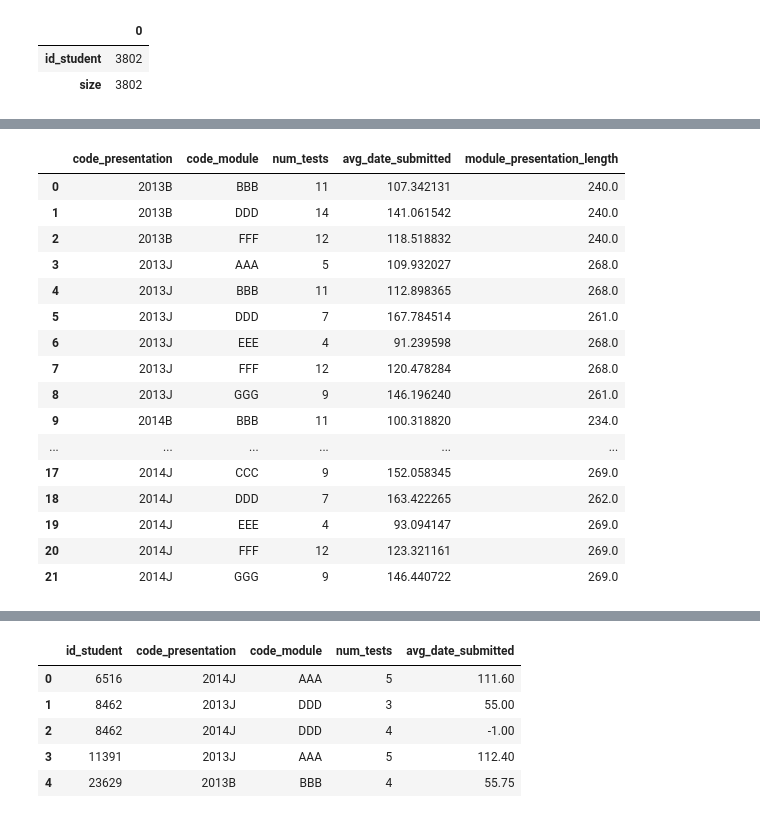
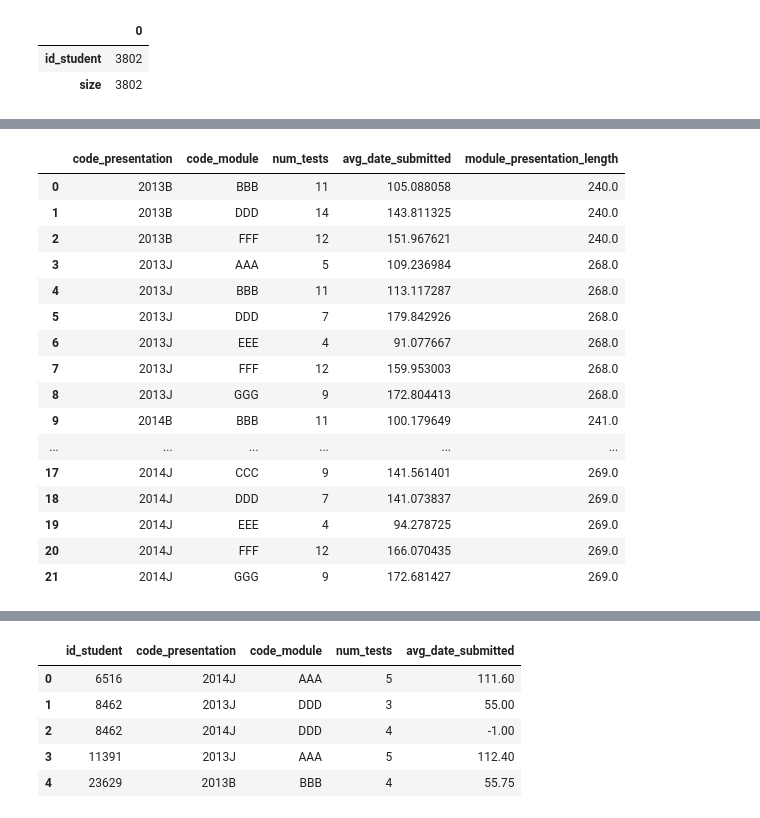
Before and after one commit to RiMGiR/EDA_Project, a Jupyter notebook: First_project.ipynb, the cells around one changed output, grey strips where cells are left out. Drawn from its saved outputs; the diff is of its cells as text; code cells hidden in the pictures.

Commit message:
Checked 3 and 4 part, make some notes about course

```diff
--- a/First_project.ipynb
+++ b/First_project.ipynb
@@ -256,7 +299,7 @@ for i, j, k in zip(modul, axes.flatten(), colors):
 
     sns.countplot(data = assessment.query('code_module == @subject'), x = 'weight', color = k, ax = j)
 
-    j.set_title(subject, fontsize = 10)
+    j.set_title('Распределение weigh за все семестры по предмету ' + subject, fontsize = 10)
     j.bar_label(j.containers[0], fontsize = 10)
 
 fig.delaxes(axes[2][1])
@@ -276,10 +310,10 @@ plt.show()
 # %%
 #построение графика распределения 0 значений по предметам GGG, FFF
 
-modul = ['FFF', 'GGG']
-colors = ['#008B8B', '#008080']
+modul = ['FFF', 'GGG', 'BBB']
+colors = ['#008B8B', '#008080', '#008082']
 
-fig, axes = plt.subplots(nrows = 1, ncols = 2, figsize = (15,5))
+fig, axes = plt.subplots(nrows = 1, ncols = 3, figsize = (20,4))
 
 
 for i, j, k in zip(modul, axes.flatten(), colors):
@@ -289,8 +323,8 @@ for i, j, k in zip(modul, axes.flatten(), colors):
     subject = i
 
     sns.countplot(data = assessment.query('code_module == @subject & weight == 0'), x = 'assessment_type', color = k, ax = j)
-    j.bar_label(j.containers[0], fontsize = 13)
-    j.set_title(subject, fontsize = 15)
+    j.bar_label(j.containers[0], fontsize = 12)
+    j.set_title('Кол-во тестов с весом 0 по предмету ' + subject, fontsize = 12)
 
 
 plt.show()
@@ -535,0 +633,8 @@ memory usage: 656.0+ bytes
+# %%
+# заменяем значения
+
+courses['module_presentation_length'] = courses.module_presentation_length.replace([261, 234, 262], [268, 241, 269])
+
+# courses.sort_values(by=['code_presentation','code_module'])
+
+courses.groupby(['code_presentation', 'module_presentation_length']).size()
@@ -1700,32 +1955,32 @@ print(f'Процент студентов, которые встречаются
 # %%
 #удаляю дублирующие строки в df_edu
 
 df_edu_drop = df_edu.drop_duplicates(subset = ['code_presentation', 'code_module', 'assessment_type', 'id_assessment', 'id_student'])
 
-# расчет кол-во уникальных тестов в каждом семестре по отедельному предмету, то есть по отдельному курсу
+# расчет кол-во уникальных тестов в каждом семестре по отедельному предмету, то есть по отдельному курсу. Это нужно, чтобы определить все ли студенты сдали необходимое кол-во курсов в семестре.
 
 num_test_exam = (df_edu_drop.
                  groupby([ 'code_presentation', 'code_module', 'assessment_type'], as_index = False).
-                 agg({'id_assessment':'nunique', 'date_submitted' :'mean', 'module_presentation_length':'mean'}).
-                 groupby([ 'code_presentation', 'code_module'], as_index = False).agg({'id_assessment':'sum', 'date_submitted' :'mean', 'module_presentation_length':'mean'}).
-                 rename(columns = {'id_assessment': 'num_tests', 'date_submitted' : 'avg_date_submitted'})
+                 agg({'id_assessment':'nunique', 'date' :'mean', 'module_presentation_length':'mean'}).
+                 groupby([ 'code_presentation', 'code_module'], as_index = False).agg({'id_assessment':'sum', 'date' :'mean', 'module_presentation_length':'mean'}).
+                 rename(columns = {'id_assessment': 'num_tests', 'date' : 'avg_date_submitted'})
                 )
 num_test_exam
 # %% [output]
 |  | code_presentation | code_module | num_tests | avg_date_submitted | module_presentation_length |
-| 0 | 2013B | BBB | 11 | 107.342131 | 240.0 |
-| 1 | 2013B | DDD | 14 | 141.061542 | 240.0 |
-| 2 | 2013B | FFF | 12 | 118.518832 | 240.0 |
-| 3 | 2013J | AAA | 5 | 109.932027 | 268.0 |
-| 4 | 2013J | BBB | 11 | 112.898365 | 268.0 |
-| 5 | 2013J | DDD | 7 | 167.784514 | 261.0 |
-| 6 | 2013J | EEE | 4 | 91.239598 | 268.0 |
-| 7 | 2013J | FFF | 12 | 120.478284 | 268.0 |
-| 8 | 2013J | GGG | 9 | 146.196240 | 261.0 |
-| 9 | 2014B | BBB | 11 | 100.318820 | 234.0 |
+| 0 | 2013B | BBB | 11 | 105.088058 | 240.0 |
+| 1 | 2013B | DDD | 14 | 143.811325 | 240.0 |
+| 2 | 2013B | FFF | 12 | 151.967621 | 240.0 |
+| 3 | 2013J | AAA | 5 | 109.236984 | 268.0 |
+| 4 | 2013J | BBB | 11 | 113.117287 | 268.0 |
+| 5 | 2013J | DDD | 7 | 179.842926 | 268.0 |
+| 6 | 2013J | EEE | 4 | 91.077667 | 268.0 |
+| 7 | 2013J | FFF | 12 | 159.953003 | 268.0 |
+| 8 | 2013J | GGG | 9 | 172.804413 | 268.0 |
+| 9 | 2014B | BBB | 11 | 100.179649 | 241.0 |
 | ... | ... | ... | ... | ... | ... |
-| 17 | 2014J | CCC | 9 | 152.058345 | 269.0 |
-| 18 | 2014J | DDD | 7 | 163.422265 | 262.0 |
-| 19 | 2014J | EEE | 4 | 93.094147 | 269.0 |
-| 20 | 2014J | FFF | 12 | 123.321161 | 269.0 |
-| 21 | 2014J | GGG | 9 | 146.440722 | 269.0 |
+| 17 | 2014J | CCC | 9 | 141.561401 | 269.0 |
+| 18 | 2014J | DDD | 7 | 141.073837 | 269.0 |
+| 19 | 2014J | EEE | 4 | 94.278725 | 269.0 |
+| 20 | 2014J | FFF | 12 | 166.070435 | 269.0 |
+| 21 | 2014J | GGG | 9 | 172.681427 | 269.0 |
```
Also changed, not shown: parts of 108 cells of this notebook.
